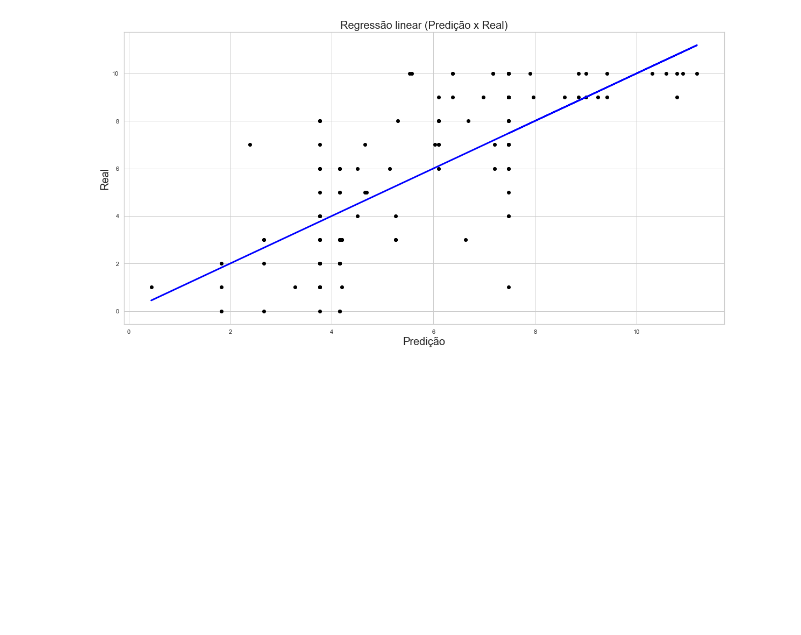
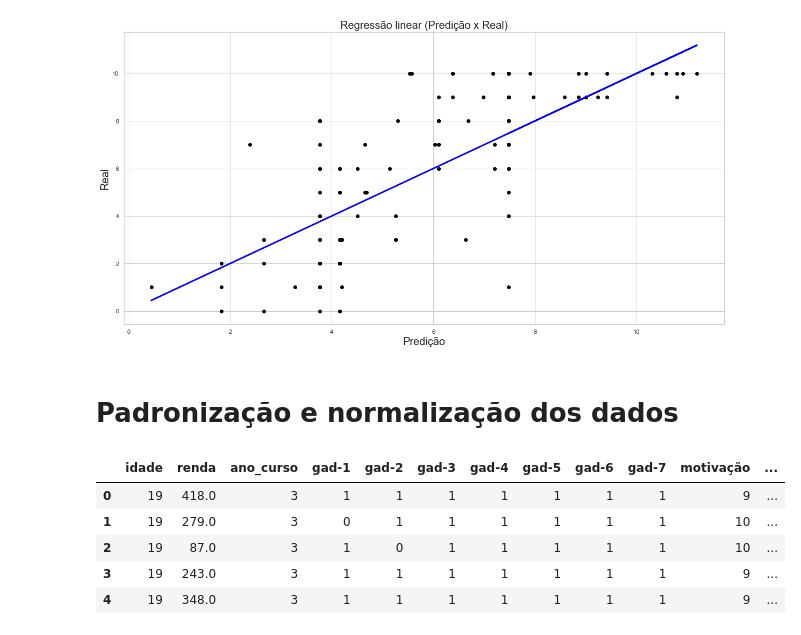
Before and after one commit to andretakeo/Projeto2_03-2023, a Jupyter notebook: Projeto #02.ipynb, the cells around one changed output. Saved outputs shown, nothing was run; the diff lists cells and outputs as text; code cells hidden in the pictures; blank space fills up the shorter version.

```diff
--- a/Projeto #02.ipynb
+++ b/Projeto #02.ipynb
@@ -296,4 +291,0 @@ The following kwargs were not used by contour: 'linewidth'
-# %%
-df["total score"] = df[df["total score"] >= 10]["total score"]
-df = df.dropna()
-df.dropna()
@@ -320,3 +291,0 @@ See the caveats in the documentation: https://pandas.pydata.org/pandas-docs/stab
-# %%
-df.drop(["classe"], axis=1, inplace=True)
-df
@@ -581,3 +433,5 @@ plt.ylabel("Real").set_fontsize(20)
 plt.show()
 # %% [output]
 [figure]
+# %% [markdown]
+# Padronização e normalização dos dados
@@ -583,0 +441,9 @@ plt.show()
+# %%
+df.head()
+# %% [output]
+|  | idade | renda | ano_curso | gad-1 | gad-2 | gad-3 | gad-4 | gad-5 | gad-6 | gad-7 | motivação | ... |
+| 0 | 19 | 418.0 | 3 | 1 | 1 | 1 | 1 | 1 | 1 | 1 | 9 | ... |
+| 1 | 19 | 279.0 | 3 | 0 | 1 | 1 | 1 | 1 | 1 | 1 | 10 | ... |
+| 2 | 19 | 87.0 | 3 | 1 | 0 | 1 | 1 | 1 | 1 | 1 | 10 | ... |
+| 3 | 19 | 243.0 | 3 | 1 | 1 | 1 | 1 | 1 | 1 | 1 | 9 | ... |
+| 4 | 19 | 348.0 | 3 | 1 | 1 | 1 | 1 | 1 | 1 | 1 | 9 | ... |
```
Also changed, not shown: parts of 45 cells of this notebook.
